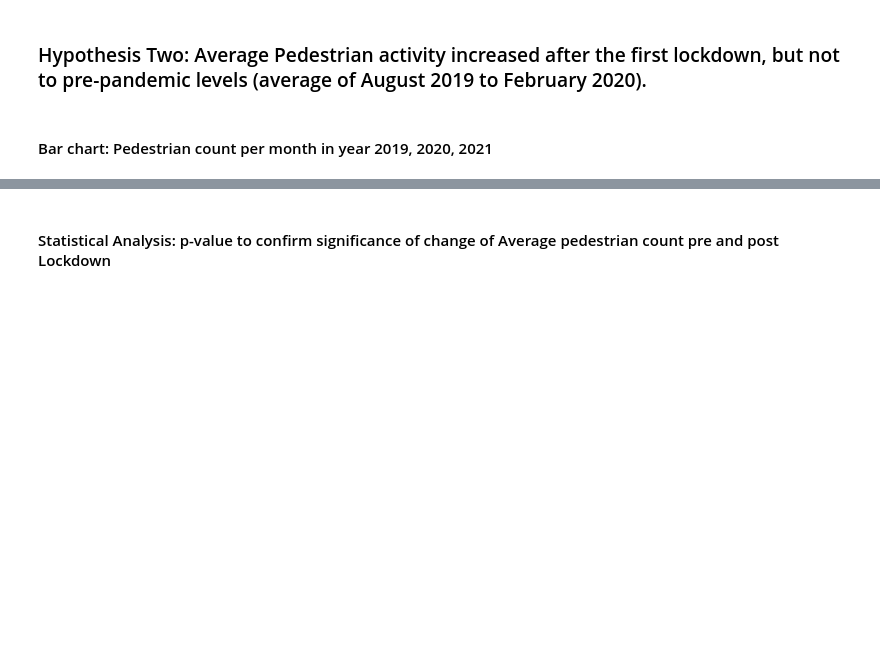
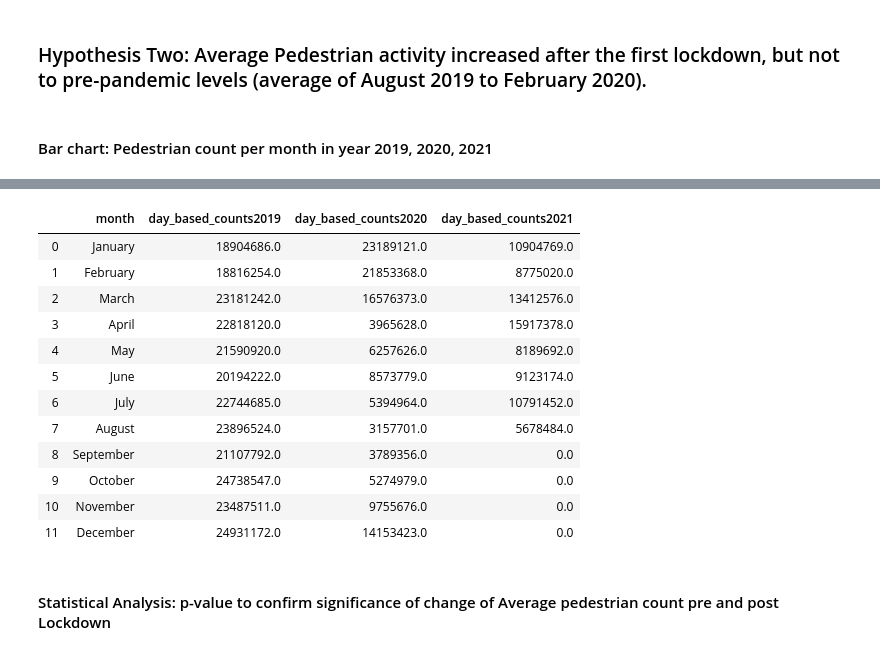
Before and after one commit to James-Akerman/covid19-melbourne-pedestrian-activity-analysis, a Jupyter notebook: Hypothesis 2 and 5/Data Analysis.ipynb, the cells around one changed output, grey strips where cells are left out. Cells and saved outputs as stored; diff of their text form; code cells hidden in the pictures; blank space fills up the shorter version.

```diff
--- a/Hypothesis 2 and 5/Data Analysis.ipynb
+++ b/Hypothesis 2 and 5/Data Analysis.ipynb
@@ -32,3 +34,19 @@ fig.savefig('2019_2020_2021Bar.png', bbox_inches='tight')
+# %%
+df
+# %% [output]
+|  | month | day_based_counts2019 | day_based_counts2020 | day_based_counts2021 |
+| 0 | January | 18904686.0 | 23189121.0 | 10904769.0 |
+| 1 | February | 18816254.0 | 21853368.0 | 8775020.0 |
+| 2 | March | 23181242.0 | 16576373.0 | 13412576.0 |
+| 3 | April | 22818120.0 | 3965628.0 | 15917378.0 |
+| 4 | May | 21590920.0 | 6257626.0 | 8189692.0 |
+| 5 | June | 20194222.0 | 8573779.0 | 9123174.0 |
+| 6 | July | 22744685.0 | 5394964.0 | 10791452.0 |
+| 7 | August | 23896524.0 | 3157701.0 | 5678484.0 |
+| 8 | September | 21107792.0 | 3789356.0 | 0.0 |
+| 9 | October | 24738547.0 | 5274979.0 | 0.0 |
+| 10 | November | 23487511.0 | 9755676.0 | 0.0 |
+| 11 | December | 24931172.0 | 14153423.0 | 0.0 |
 # %% [markdown]
 #### Statistical Analysis: p-value to confirm significance of change of Average pedestrian count pre and post Lockdown
 # %%
```
Also changed, not shown: parts of 4 cells of this notebook, 1 other file.
